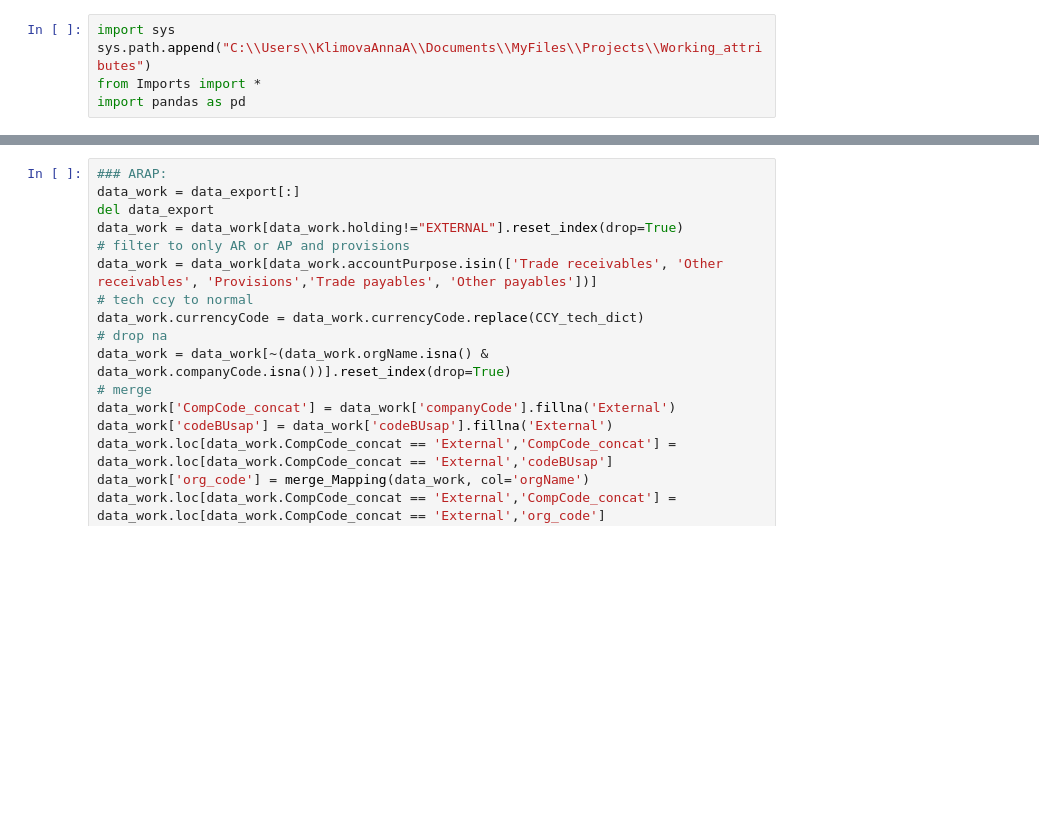
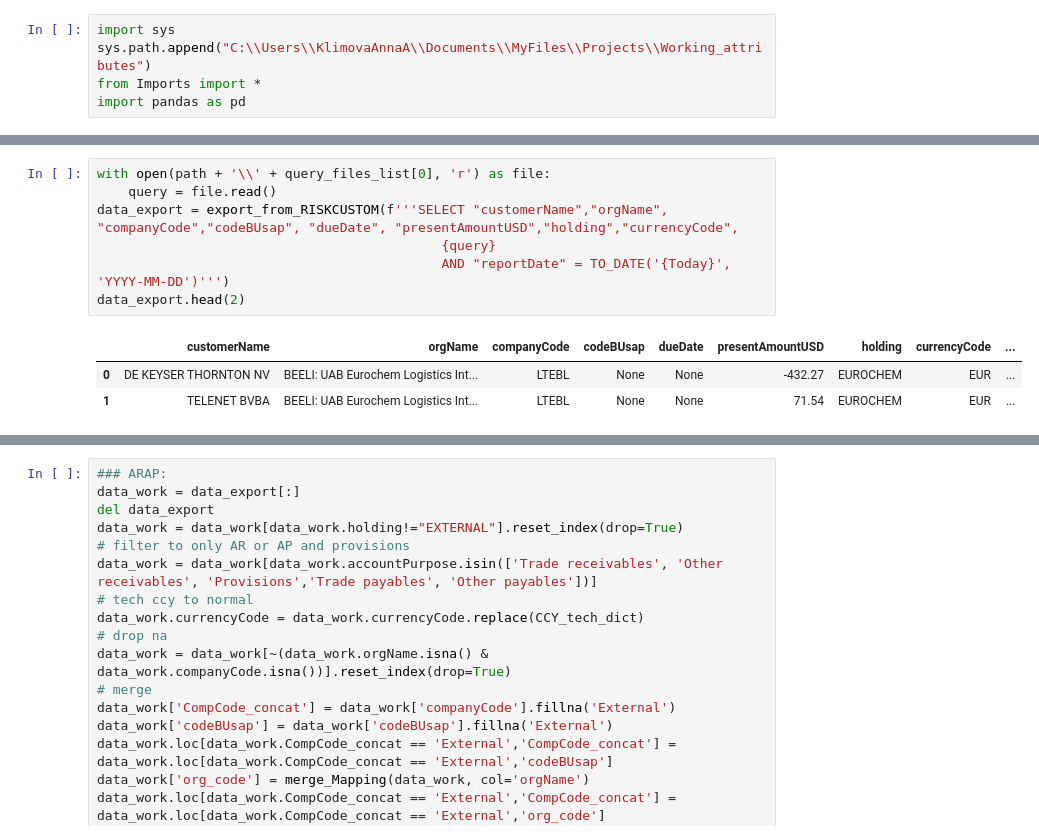
Before and after one commit to Lirollel/Work_AIM_Jupyter-Python-Pandas, a Jupyter notebook: OCP/Testing_bd/ARAP_unifiedOCP.ipynb, the cells around one changed output, grey strips where cells are left out. Saved outputs shown, nothing was run; the diff lists cells and outputs as text; blank space fills up the shorter version.

```diff
--- a/OCP/Testing_bd/ARAP_unifiedOCP.ipynb
+++ b/OCP/Testing_bd/ARAP_unifiedOCP.ipynb
@@ -10 +17,12 @@ print_to_excel = False
+# %%
+with open(path + '\\' + query_files_list[0], 'r') as file:
+    query = file.read()
+data_export = export_from_RISKCUSTOM(f'''SELECT "customerName","orgName", "companyCode","codeBUsap", "dueDate", "presentAmountUSD","holding","currencyCode",
+                                            {query}
+                                            AND "reportDate" = TO_DATE('{Today}', 'YYYY-MM-DD')''')
+data_export.head(2)
+# %% [output]
+|  | customerName | orgName | companyCode | codeBUsap | dueDate | presentAmountUSD | holding | currencyCode | ... |
+| 0 | DE KEYSER THORNTON NV | BEELI: UAB Eurochem Logistics Int... | LTEBL | None | None | -432.27 | EUROCHEM | EUR | ... |
+| 1 | TELENET BVBA | BEELI: UAB Eurochem Logistics Int... | LTEBL | None | None | 71.54 | EUROCHEM | EUR | ... |
 # %%
```
Also changed, not shown: parts of 10 cells of this notebook, 5 other files.
